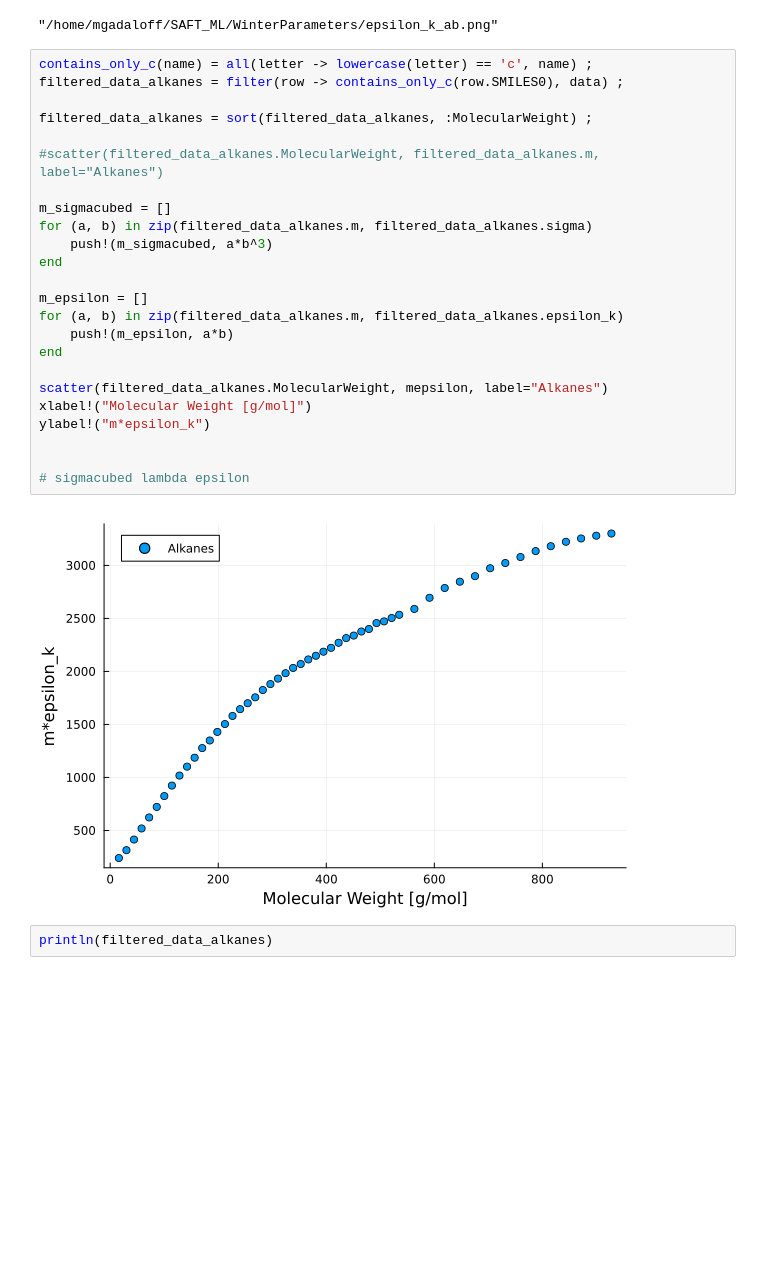
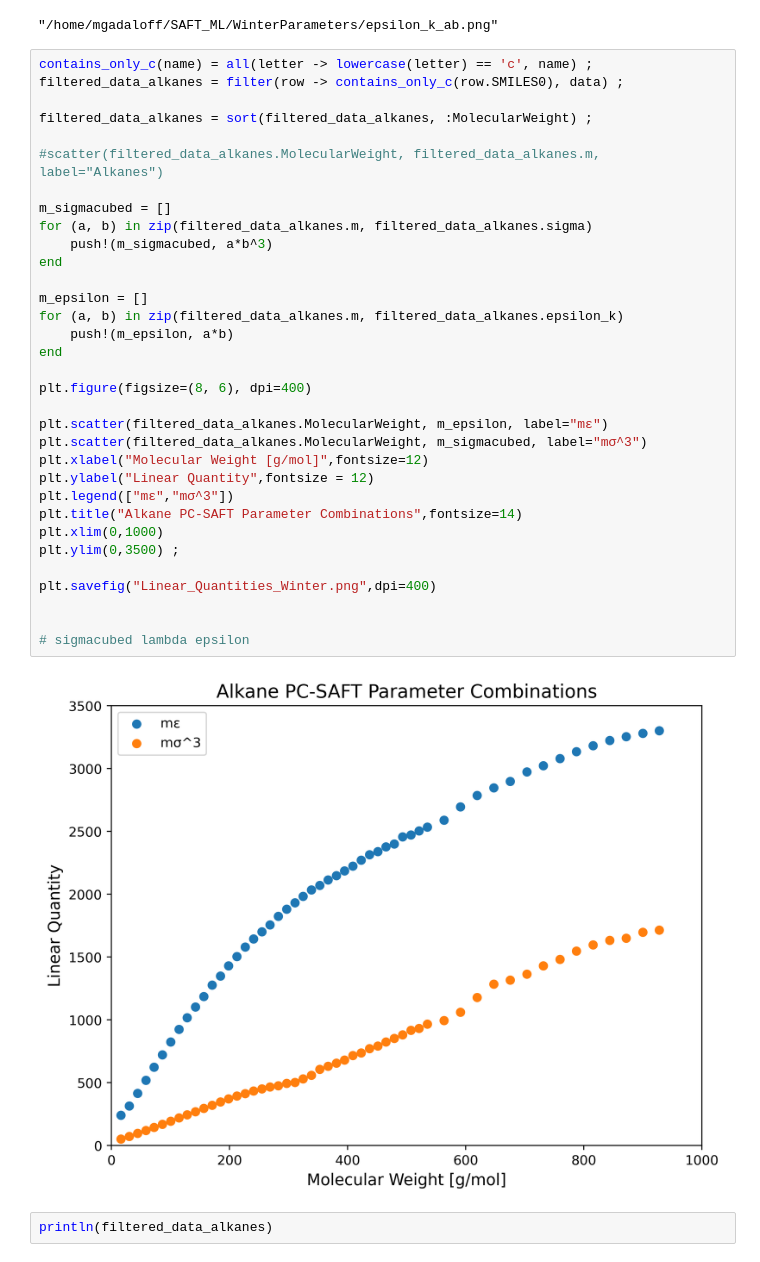
Before and after one commit to lucpaoli/SAFT_ML, a Jupyter notebook: WinterParameters/winter_parameter_analysis.ipynb, the cells around one changed output. Cells and saved outputs as stored; diff of their text form; blank space fills up the shorter version.

Commit message:
data generation notbook

```diff
--- a/WinterParameters/winter_parameter_analysis.ipynb
+++ b/WinterParameters/winter_parameter_analysis.ipynb
@@ -81,29 +61,38 @@ savefig("$parameter.png")
 # %%
 contains_only_c(name) = all(letter -> lowercase(letter) == 'c', name) ;
 filtered_data_alkanes = filter(row -> contains_only_c(row.SMILES0), data) ;
 
 filtered_data_alkanes = sort(filtered_data_alkanes, :MolecularWeight) ;
 
 #scatter(filtered_data_alkanes.MolecularWeight, filtered_data_alkanes.m, label="Alkanes")
 
 m_sigmacubed = []
 for (a, b) in zip(filtered_data_alkanes.m, filtered_data_alkanes.sigma)
     push!(m_sigmacubed, a*b^3)
 end
 
 m_epsilon = []
 for (a, b) in zip(filtered_data_alkanes.m, filtered_data_alkanes.epsilon_k)
     push!(m_epsilon, a*b)
 end
 
-scatter(filtered_data_alkanes.MolecularWeight, mepsilon, label="Alkanes")
-xlabel!("Molecular Weight [g/mol]")
-ylabel!("m*epsilon_k")
+plt.figure(figsize=(8, 6), dpi=400)
+
+plt.scatter(filtered_data_alkanes.MolecularWeight, m_epsilon, label="mε")
+plt.scatter(filtered_data_alkanes.MolecularWeight, m_sigmacubed, label="mσ^3")
+plt.xlabel("Molecular Weight [g/mol]",fontsize=12)
+plt.ylabel("Linear Quantity",fontsize = 12)
+plt.legend(["mε","mσ^3"])
+plt.title("Alkane PC-SAFT Parameter Combinations",fontsize=14)
+plt.xlim(0,1000)
+plt.ylim(0,3500) ;
+
+plt.savefig("Linear_Quantities_Winter.png",dpi=400)
 
 
 # sigmacubed lambda epsilon
 # %% [output]
-[figure, old version]
+[figure, new version]
 # %%
 println(filtered_data_alkanes)
 # %% [output]
```
Also changed, not shown: parts of 3 cells of this notebook, 12 other files.
